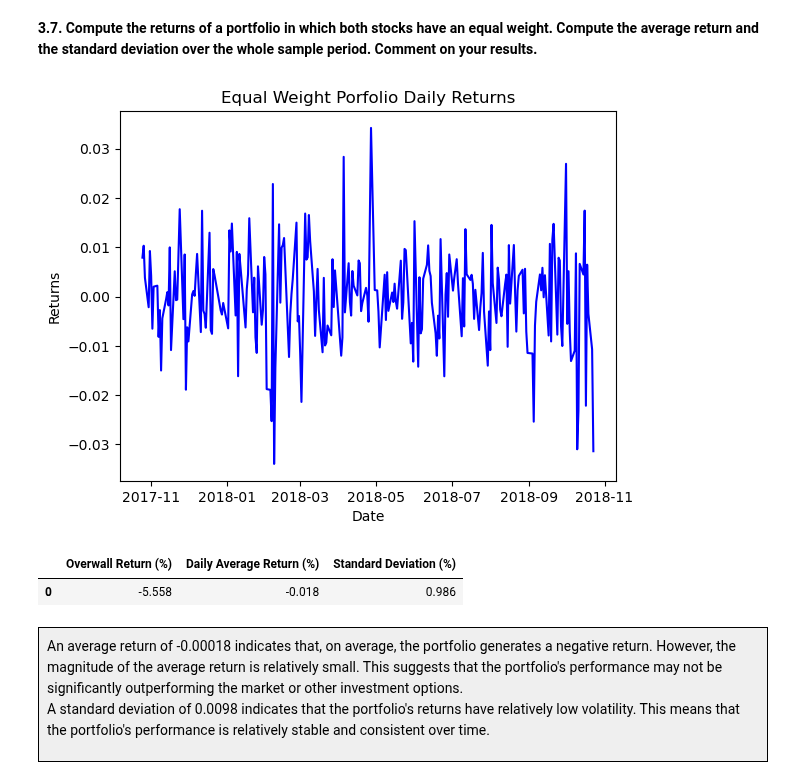
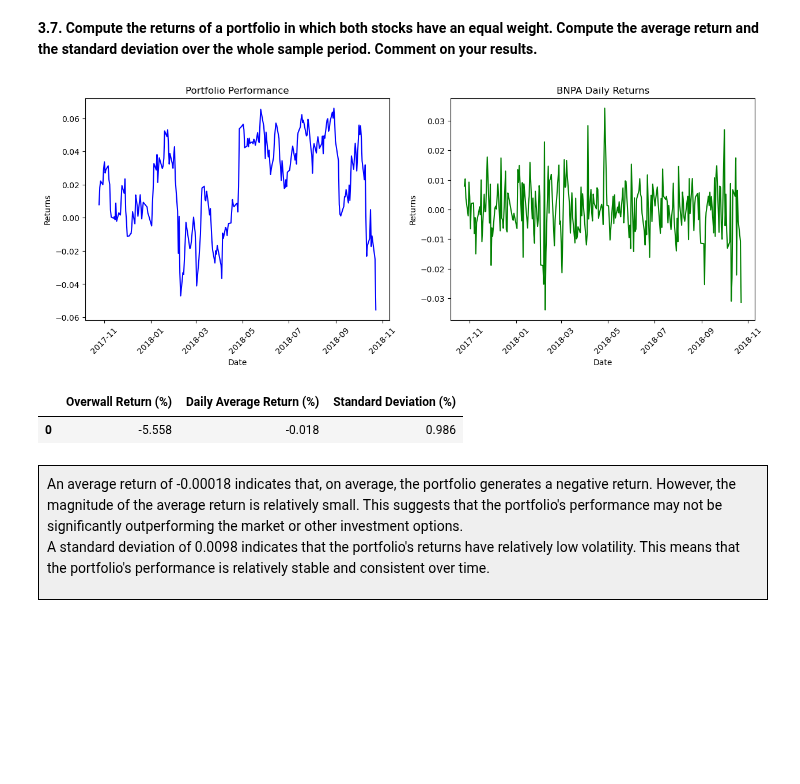
Before and after one commit to yurialvizi/mods205-digital-finance, a Jupyter notebook: project.ipynb, the cells around one changed output. Drawn from its saved outputs; the diff is of its cells as text; code cells hidden in the pictures; blank space fills up the shorter version.

Commit message:
add portfolio cumulative plot

```diff
--- a/project.ipynb
+++ b/project.ipynb
@@ -371,23 +371,35 @@ Both stocks BNPA and CAPPA have relevant correlation with CAC40, with p-values l
 # %%
 portfolio_daily_returns = (bnpa_daily_returns + cappa_daily_returns) / 2
 
+portfolio_cumulative_return = (portfolio_daily_returns + 1).cumprod() - 1
+
+fig, axes = plt.subplots(1, 2, figsize=(15, 5))
+
+axes[0].plot(portfolio_cumulative_return.index, portfolio_cumulative_return, color='blue')
+axes[0].set_title('Portfolio Performance')
+axes[0].set_xlabel('Date')
+axes[0].set_ylabel('Returns')
+axes[0].tick_params(axis='x', rotation=45)
+
+axes[1].plot(portfolio_daily_returns.index, portfolio_daily_returns, color='green')
+axes[1].set_title('BNPA Daily Returns')
+axes[1].set_xlabel('Date')
+axes[1].set_ylabel('Returns')
+axes[1].tick_params(axis='x', rotation=45)
+
+plt.show()
+
 portfolio_overwall_return = (portfolio_daily_returns + 1).prod() - 1
-
-plt.plot(portfolio_daily_returns.index, portfolio_daily_returns, color='blue')
-plt.title('Equal Weight Porfolio Daily Returns')
-plt.xlabel('Date')
-plt.ylabel('Returns')
-plt.show()
 
 portfolio_avg_return = portfolio_daily_returns.mean()
 
 portfolio_std_dev = portfolio_daily_returns.std()
 
 data = {'Overwall Return (%)': [round(portfolio_overwall_return * 100, 3)], 'Daily Average Return (%)': [round(portfolio_avg_return * 100, 3)], 'Standard Deviation (%)': [round(portfolio_std_dev * 100, 3)]}
 df_stats = pd.DataFrame(data)
 df_stats
 # %% [output]
-[figure, old version]
+[figure, new version]
 |  | Overwall Return (%) | Daily Average Return (%) | Standard Deviation (%) |
 | 0 | -5.558 | -0.018 | 0.986 |
 # %% [markdown]
```
Also changed, not shown: parts of 2 cells of this notebook.
